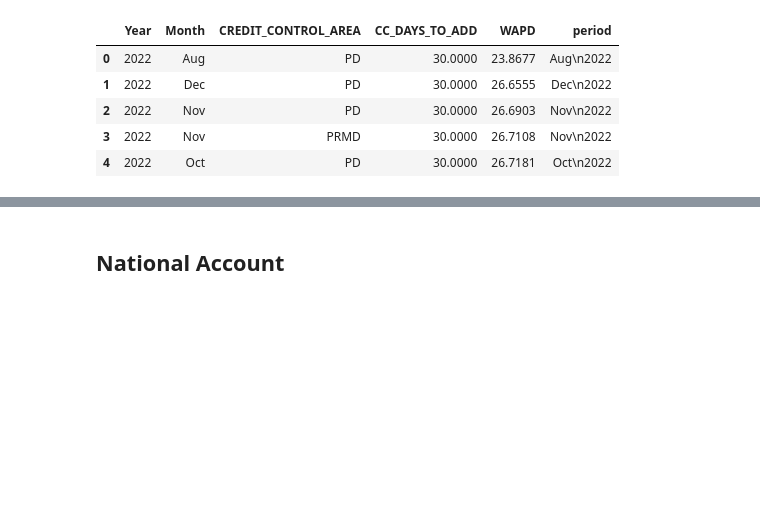
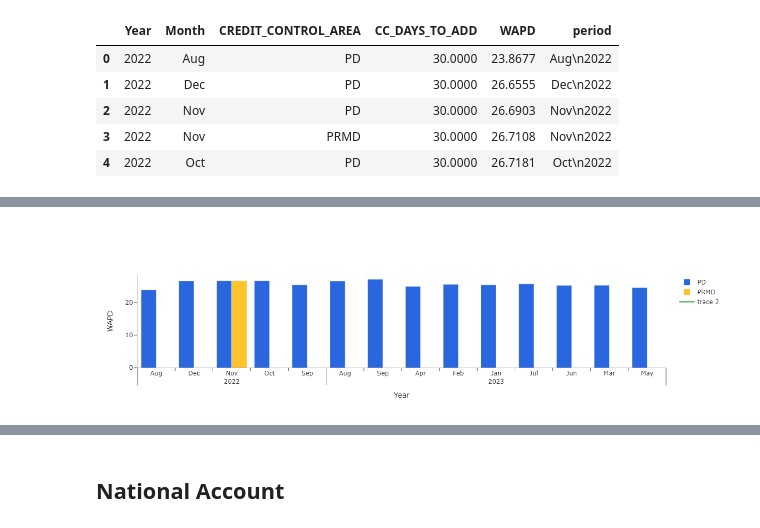
Before and after one commit to cah-madison-johnson/treasure_chest, a Jupyter notebook: WADTP/WAPD.ipynb, the cells around one changed output, grey strips where cells are left out. Drawn from its saved outputs; the diff is of its cells as text; code cells hidden in the pictures; blank space fills up the shorter version.

```diff
--- a/WADTP/WAPD.ipynb
+++ b/WADTP/WAPD.ipynb
@@ -441,4 +456,36 @@ dff = pd.DataFrame(
         dso_term = df.CC_DAYS_TO_ADD.values
     )
 )
+# %%
+import plotly.graph_objects as go
+from plotly.subplots import make_subplots
+import plotly.graph_objects as go
+# fig = go.Figure()
+fig = make_subplots(1,1)
+
+fig.update_layout(
+    template="simple_white",
+    xaxis=dict(title_text="Year"),
+    yaxis=dict(title_text="WAPD"),
+    barmode="group",
+)
+
+colors = ["#2A66DE", "#FFC32B"]
+# fig.add_trace(go.Scatter(x=dff['month'], y=dff['CCA'], line=dict(color='red'), name='DSO term'),
+#               row = 1, col = 1)
+
+for r, c in zip(dff.CCA.unique(), colors):
+    plot_df = dff[dff.CCA == r]
+    fig.add_trace(go.Bar(x=[plot_df.year, plot_df.month], y=plot_df.WAPD, name=r, marker_color=c),
+              row = 1, col = 1)
+# fig.add_hline(y=30.00,name = "DSO Term")
+
+
+fig.add_traces(go.Scatter(x= plot_df.month, y=plot_df.CCA, mode = 'lines'))
+
+
+# fig.plot(fi.CC_DAYS_TO_ADD, c = "y", label = "DSO Term",zorder=10)
+fig.show()
+# %% [output]
+[figure, added]
 # %%
```
Also changed, not shown: parts of 3 cells of this notebook.
